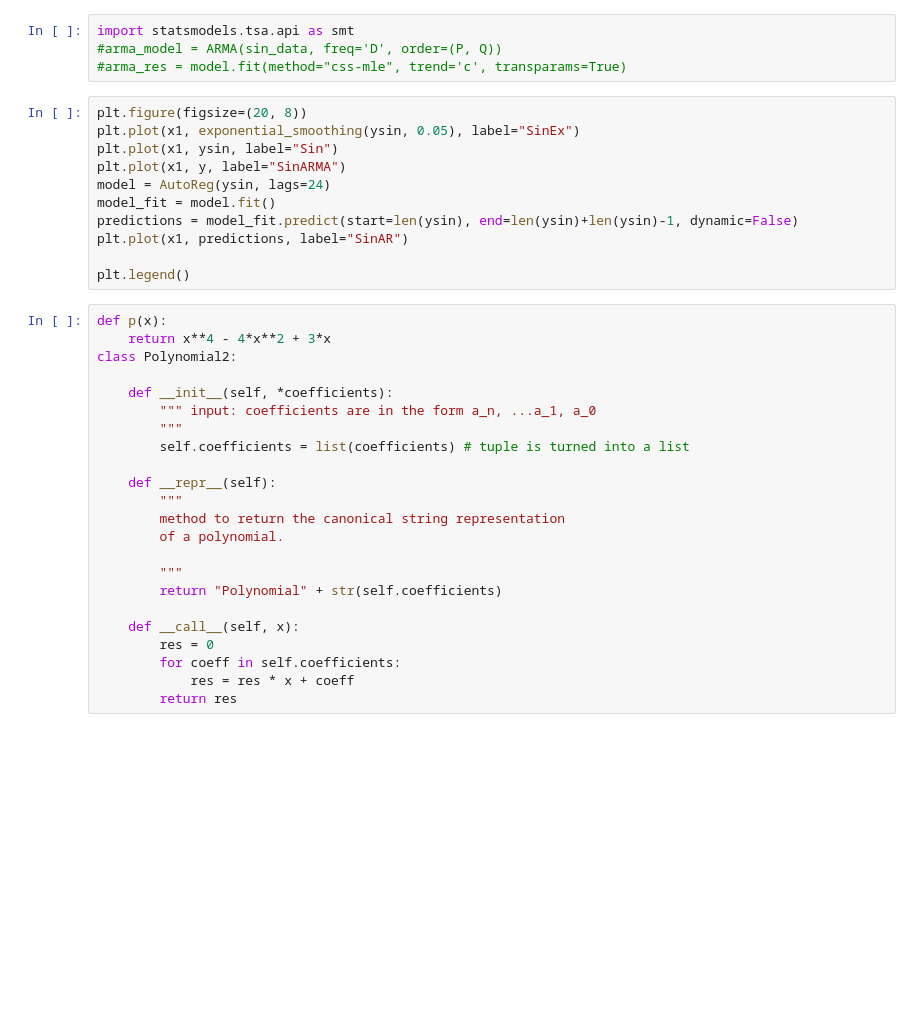
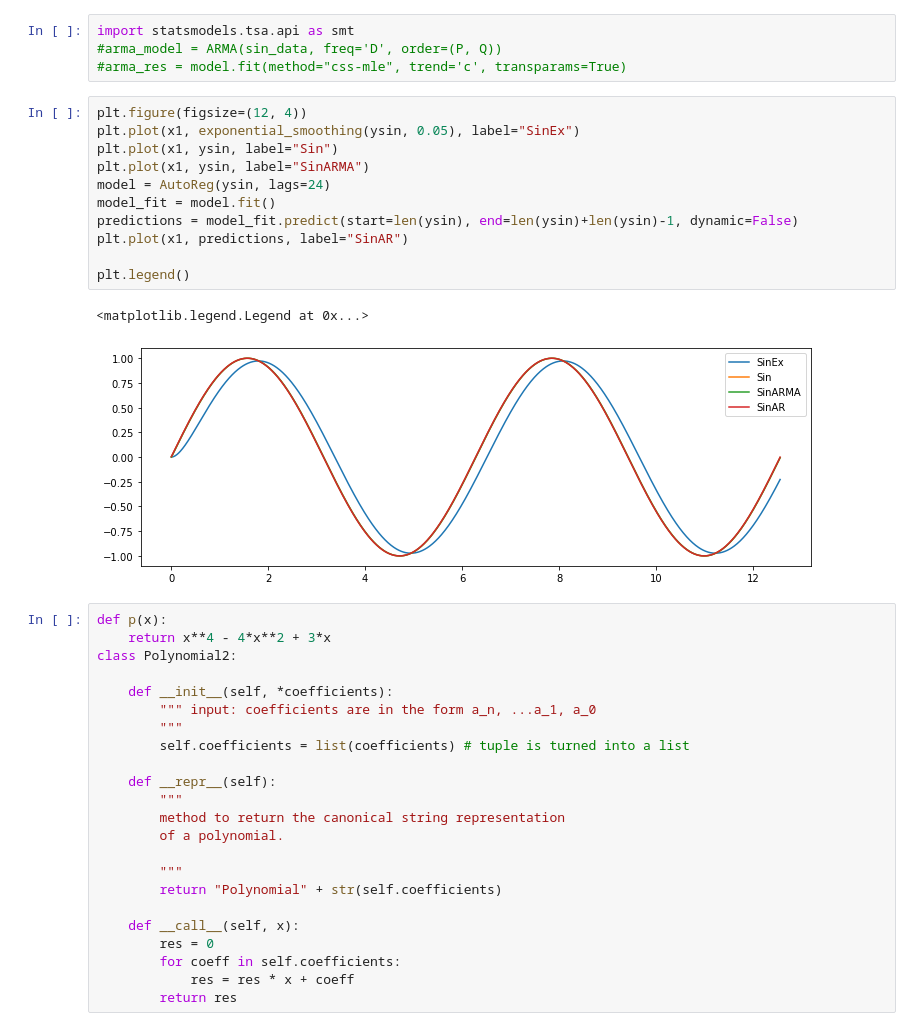
Before and after one commit to Max25112/PythonApplication1, a Jupyter notebook: PythonApplication1/practise.ipynb, the cells around one changed output. Saved outputs shown, nothing was run; the diff lists cells and outputs as text; blank space fills up the shorter version.

```diff
--- a/PythonApplication1/practise.ipynb
+++ b/PythonApplication1/practise.ipynb
@@ -372,16 +389,19 @@ import statsmodels.tsa.api as smt
 #arma_model = ARMA(sin_data, freq='D', order=(P, Q))
 #arma_res = model.fit(method="css-mle", trend='c', transparams=True)
 # %%
-plt.figure(figsize=(20, 8))
+plt.figure(figsize=(12, 4))
 plt.plot(x1, exponential_smoothing(ysin, 0.05), label="SinEx")
 plt.plot(x1, ysin, label="Sin")
-plt.plot(x1, y, label="SinARMA")
+plt.plot(x1, ysin, label="SinARMA")
 model = AutoReg(ysin, lags=24)
 model_fit = model.fit()
 predictions = model_fit.predict(start=len(ysin), end=len(ysin)+len(ysin)-1, dynamic=False)
 plt.plot(x1, predictions, label="SinAR")
 
 plt.legend()
+# %% [output]
+<matplotlib.legend.Legend at 0x...>
+[figure, added]
 # %%
 def p(x):
     return x**4 - 4*x**2 + 3*x
```
Also changed, not shown: parts of 10 cells of this notebook, 1 other file.
